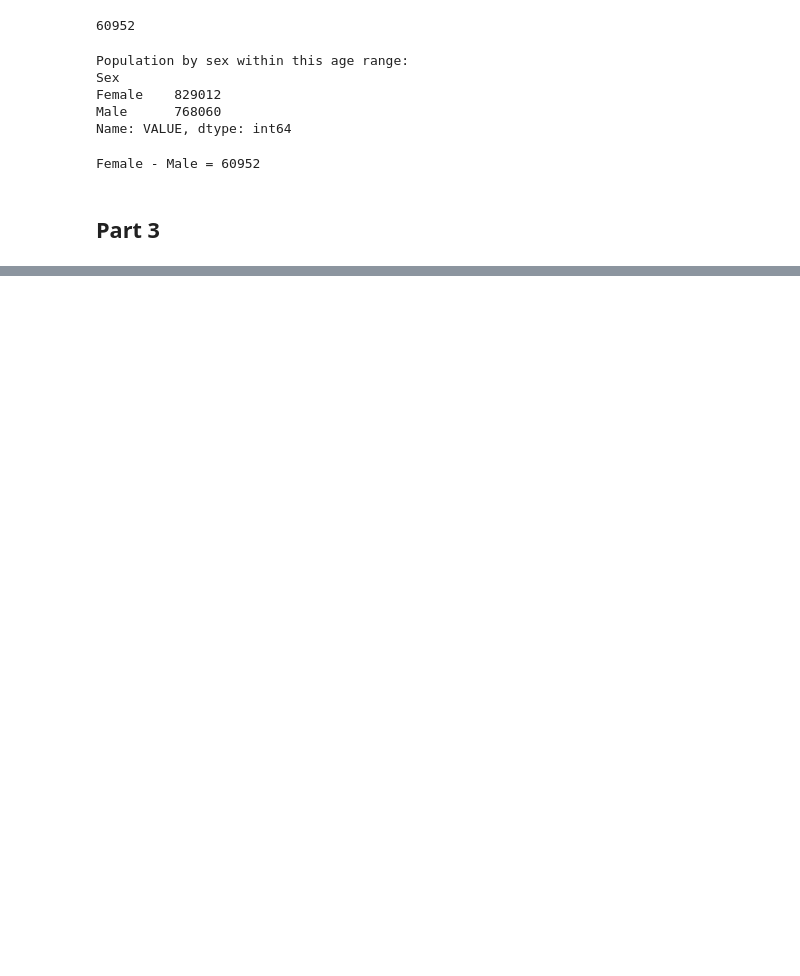
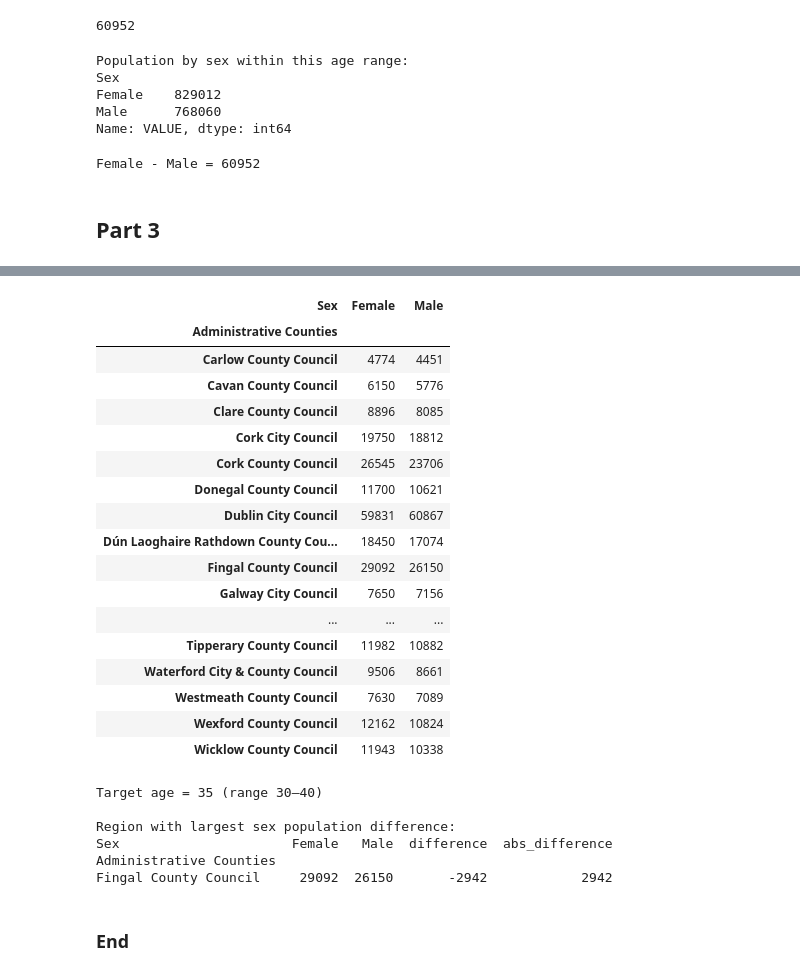
Before and after one commit to Glogover/programming-for-data-analytics, a Jupyter notebook: assignments/assignment05-population.ipynb, the cells around one changed output, grey strips where cells are left out. Saved outputs shown, nothing was run; the diff lists cells and outputs as text; code cells hidden in the pictures; blank space fills up the shorter version.

```diff
--- a/assignments/assignment05-population.ipynb
+++ b/assignments/assignment05-population.ipynb
@@ -197,0 +250,34 @@ Female - Male = 60952
+# %%
+# Ensure VALUE is numeric
+df_age_group['VALUE'] = pd.to_numeric(df_age_group['VALUE'], errors='coerce').fillna(0)
+# %%
+# Pivot (region × sex population)
+
+region_pivot = df_age_group.pivot_table(
+    values='VALUE',
+    index='Administrative Counties',   # region column
+    columns='Sex',                     # Male / Female
+    aggfunc='sum',
+    fill_value=0
+)
+# %%
+region_pivot
+# %% [output]
+| Sex | Female | Male |
+| Administrative Counties |  |  |
+| Carlow County Council | 4774 | 4451 |
+| Cavan County Council | 6150 | 5776 |
+| Clare County Council | 8896 | 8085 |
+| Cork City Council | 19750 | 18812 |
+| Cork County Council | 26545 | 23706 |
+| Donegal County Council | 11700 | 10621 |
+| Dublin City Council | 59831 | 60867 |
+| Dún Laoghaire Rathdown County Cou... | 18450 | 17074 |
+| Fingal County Council | 29092 | 26150 |
+| Galway City Council | 7650 | 7156 |
+| ... | ... | ... |
+| Tipperary County Council | 11982 | 10882 |
+| Waterford City & County Council | 9506 | 8661 |
+| Westmeath County Council | 7630 | 7089 |
+| Wexford County Council | 12162 | 10824 |
+| Wicklow County Council | 11943 | 10338 |
@@ -197,0 +292,14 @@ Female - Male = 60952
+# %%
+print(f"Target age = {age} (range {lower_age}–{upper_age})")
+print("\nRegion with largest sex population difference:")
+print(region_pivot.sort_values('abs_difference', ascending=False).head(1))
+# %% [output]
+Target age = 35 (range 30–40)
+
+Region with largest sex population difference:
+Sex                      Female   Male  difference  abs_difference
+Administrative Counties
+Fingal County Council     29092  26150       -2942            2942
+# %% [markdown]
+
+### End
```
Also changed, not shown: parts of 10 cells of this notebook, 1 other file.
